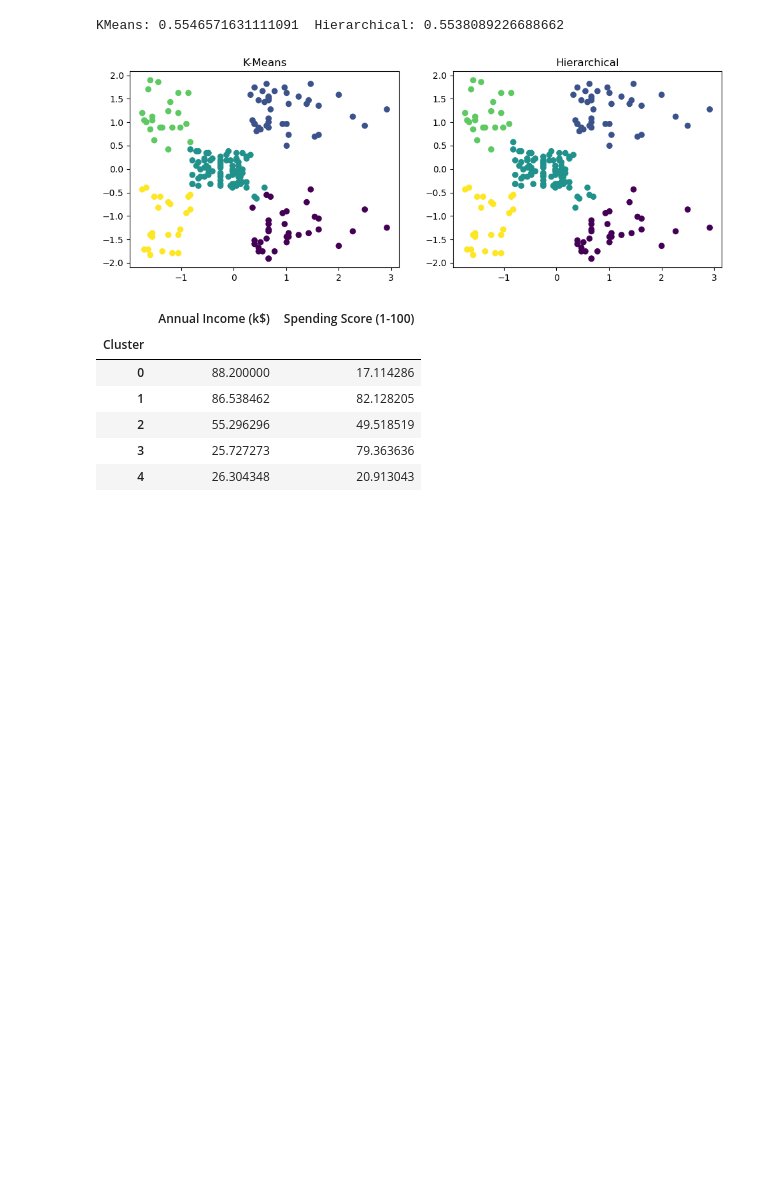
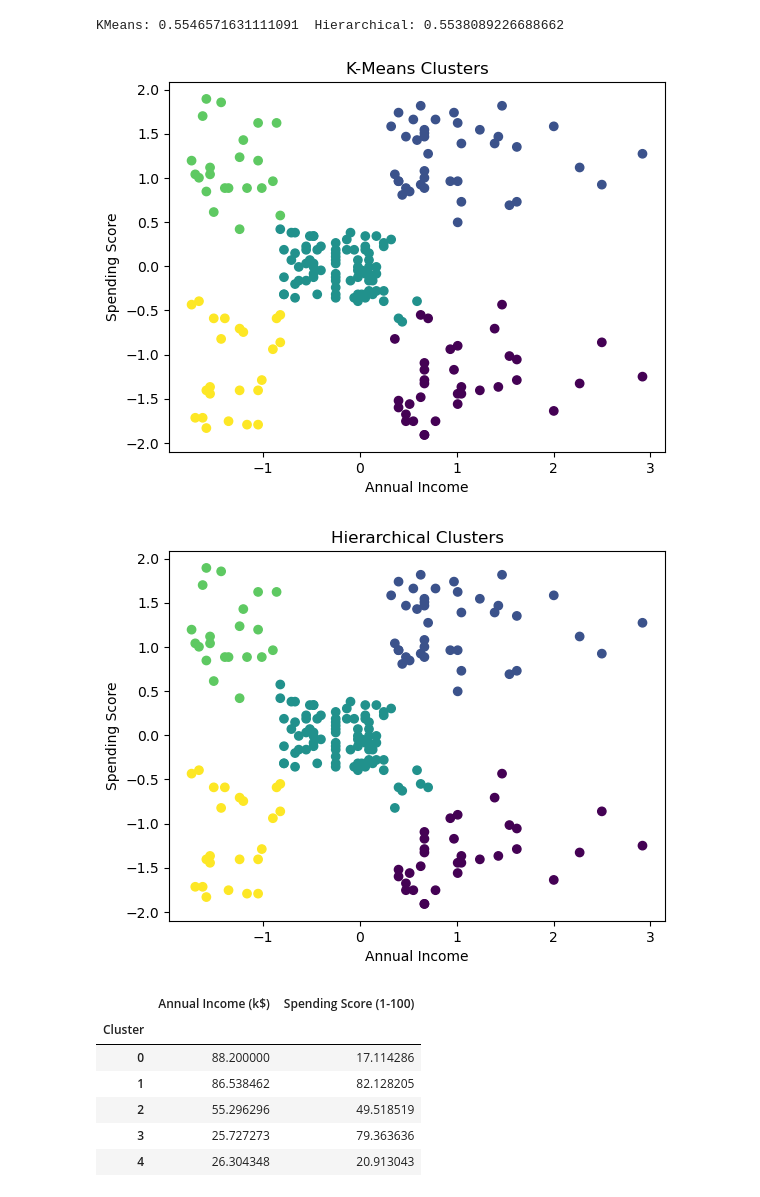
Before and after one commit to Shanay1008/morework, a Jupyter notebook: aiml6_shorter.ipynb, the cells around one changed output. Cells and saved outputs as stored; diff of their text form; code cells hidden in the pictures; blank space fills up the shorter version.

```diff
--- a/aiml6_shorter.ipynb
+++ b/aiml6_shorter.ipynb
@@ -4,11 +4,12 @@ from sklearn.preprocessing import LabelEncoder, StandardScaler
 from sklearn.cluster import KMeans, AgglomerativeClustering
 from sklearn.metrics import silhouette_score
 
-df = pd.read_csv('Mall_Customers.csv')
-df.iloc[:, 1] = LabelEncoder().fit_transform(df.iloc[:, 1])   # Gender -> 0/1
-X = StandardScaler().fit_transform(df.iloc[:, [3, 4]])         # Income, Spending Score
 
-df.head()
+df = pd.read_csv("Mall_Customers.csv")
+
+X = df.iloc[:, [3, 4]]
+X = X.fillna(X.mean())
+X = StandardScaler().fit_transform(X)
 # %% [output]
 |  | CustomerID | Genre | Age | Annual Income (k$) | Spending Score (1-100) |
 | 0 | 1 | 1 | 19 | 15 | 39 |
@@ -17,8 +18,17 @@ df.head()
 | 3 | 4 | 0 | 23 | 16 | 77 |
 | 4 | 5 | 0 | 31 | 17 | 40 |
 # %%
-plt.plot(range(1, 11), [KMeans(n_clusters=k, n_init=10, random_state=1).fit(X).inertia_ for k in range(1, 11)], 'o-')
-plt.xlabel('k'); plt.ylabel('WCSS'); plt.show()
+wcss = []
+for k in range(1, 11):
+    model = KMeans(n_clusters=k, n_init=10, random_state=1)
+    model.fit(X)
+    wcss.append(model.inertia_)
+
+plt.plot(range(1, 11), wcss, 'o-')
+plt.xlabel('Number of clusters (k)')
+plt.ylabel('WCSS')
+plt.title('Elbow Method')
+plt.show()
 
 km = KMeans(n_clusters=5, n_init=10, random_state=1).fit_predict(X)
 hc = AgglomerativeClustering(n_clusters=5).fit_predict(X)
@@ -44,15 +54,28 @@ Returning the number of logical cores instead. You can silence this warning by s
 [figure]
 KMeans: 0.5546571631111091  Hierarchical: 0.5538089226688662
 # %%
-fig, ax = plt.subplots(1, 2, figsize=(12, 4))
-ax[0].scatter(X[:, 0], X[:, 1], c=km); ax[0].set_title('K-Means')
-ax[1].scatter(X[:, 0], X[:, 1], c=hc); ax[1].set_title('Hierarchical')
+# Plot 1: K-Means clusters
+plt.scatter(X[:, 0], X[:, 1], c=km)
+plt.title('K-Means Clusters')
+plt.xlabel('Annual Income')
+plt.ylabel('Spending Score')
 plt.show()
 
+# Plot 2: Hierarchical clusters
+plt.scatter(X[:, 0], X[:, 1], c=hc)
+plt.title('Hierarchical Clusters')
+plt.xlabel('Annual Income')
+plt.ylabel('Spending Score')
+plt.show()
+
+# Average income and spending score of each K-Means cluster
+income = df.columns[3]
+score = df.columns[4]
 df['Cluster'] = km
-df.groupby('Cluster')[list(df.columns[3:5])].mean()
+df.groupby('Cluster')[[income, score]].mean()
 # %% [output]
-[figure, old version]
+[figure, new version]
+[figure, added]
 |  | Annual Income (k$) | Spending Score (1-100) |
 | Cluster |  |  |
 | 0 | 88.200000 | 17.114286 |
```
Also changed, not shown: 10 other files.
